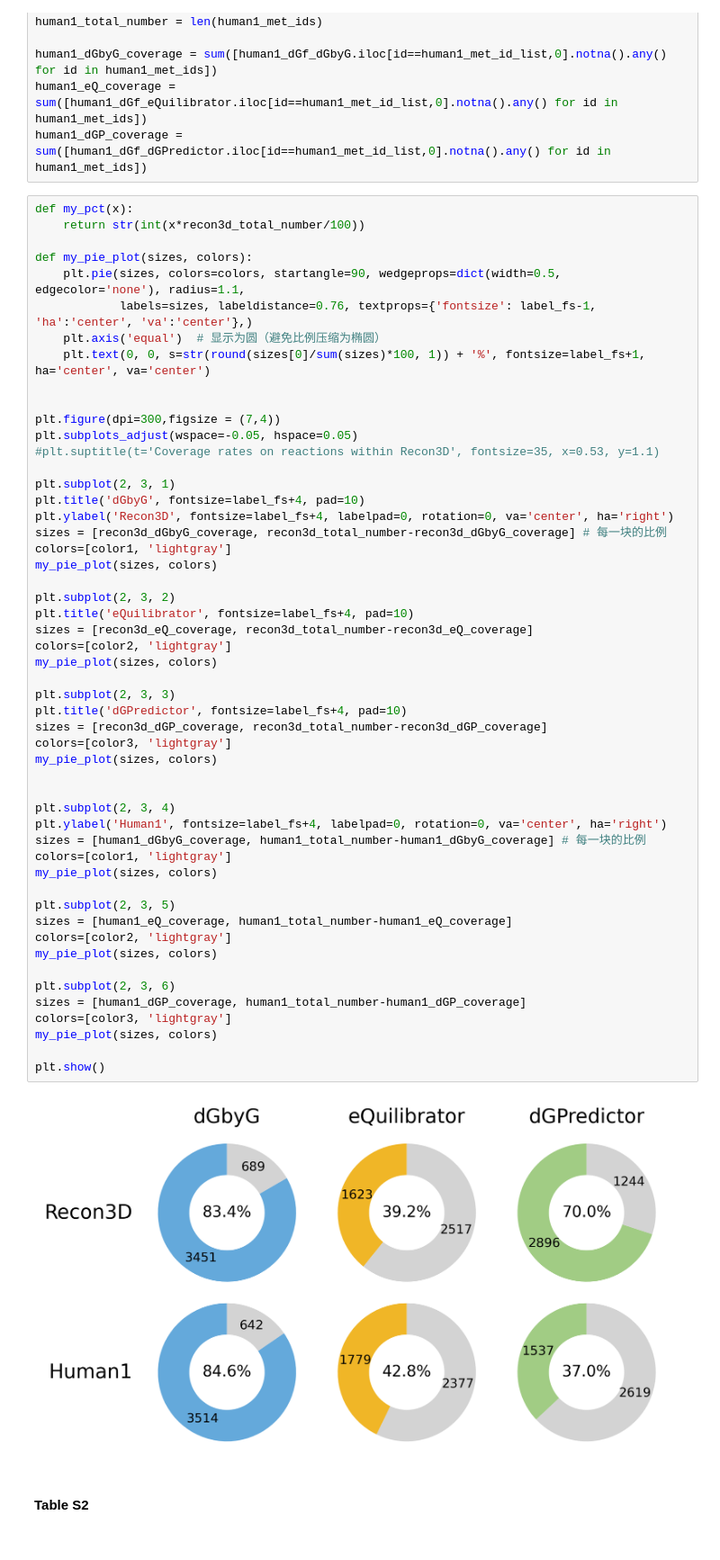
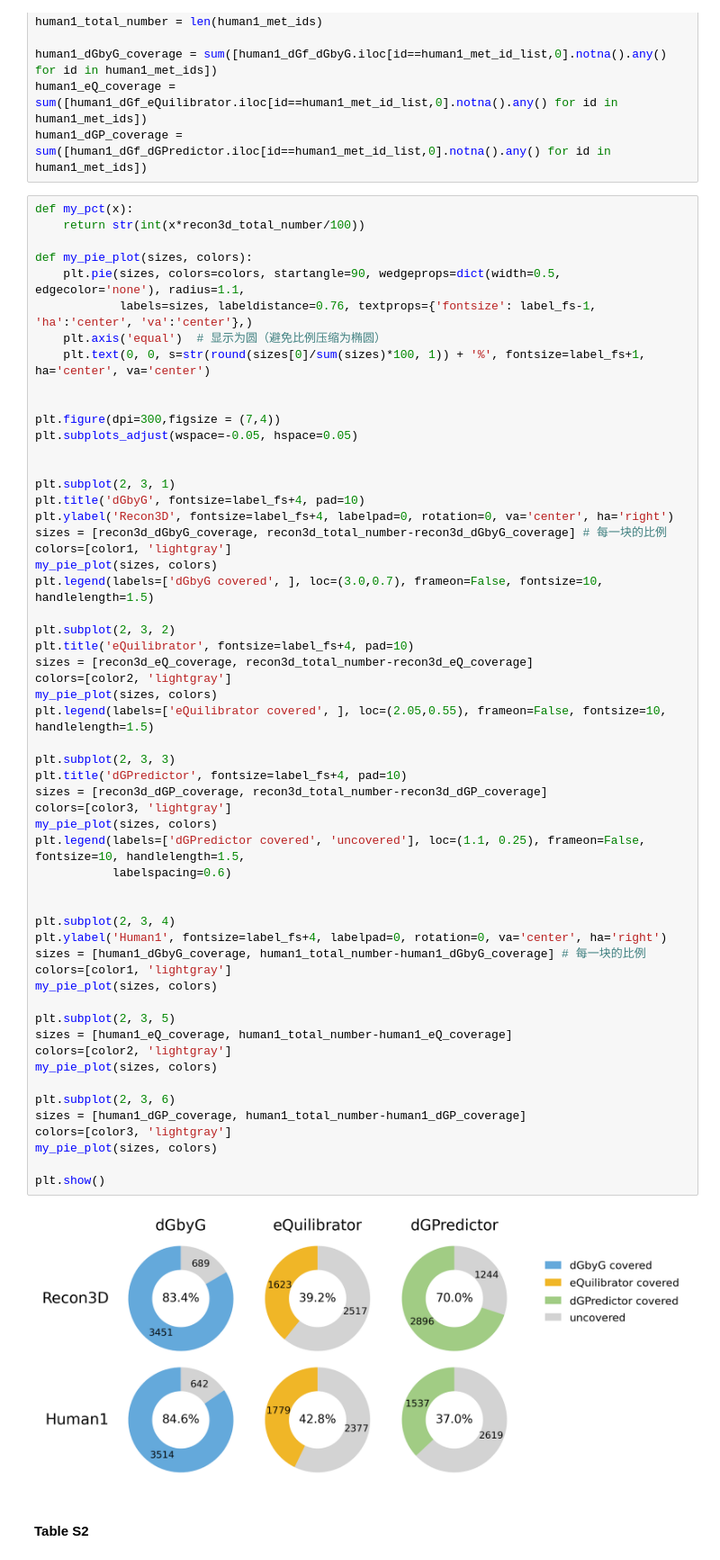
Before and after one commit to arne-cl/dGbyG, a Jupyter notebook: RunAnalysis/SupplementaryFigures.ipynb, the cells around one changed output. Shown at 90% size. Cells and saved outputs as stored; diff of their text form.

```diff
--- a/RunAnalysis/SupplementaryFigures.ipynb
+++ b/RunAnalysis/SupplementaryFigures.ipynb
@@ -247,7 +247,7 @@ def my_pie_plot(sizes, colors):
 
 plt.figure(dpi=300,figsize = (7,4))
 plt.subplots_adjust(wspace=-0.05, hspace=0.05)
-#plt.suptitle(t='Coverage rates on reactions within Recon3D', fontsize=35, x=0.53, y=1.1)
+
 
 plt.subplot(2, 3, 1)
 plt.title('dGbyG', fontsize=label_fs+4, pad=10)
@@ -255,39 +255,43 @@ plt.ylabel('Recon3D', fontsize=label_fs+4, labelpad=0, rotation=0, va='center',
 sizes = [recon3d_dGbyG_coverage, recon3d_total_number-recon3d_dGbyG_coverage] # 每一块的比例
 colors=[color1, 'lightgray']
 my_pie_plot(sizes, colors)
+plt.legend(labels=['dGbyG covered', ], loc=(3.0,0.7), frameon=False, fontsize=10, handlelength=1.5)
 
 plt.subplot(2, 3, 2)
 plt.title('eQuilibrator', fontsize=label_fs+4, pad=10)
 sizes = [recon3d_eQ_coverage, recon3d_total_number-recon3d_eQ_coverage]
 colors=[color2, 'lightgray']
 my_pie_plot(sizes, colors)
+plt.legend(labels=['eQuilibrator covered', ], loc=(2.05,0.55), frameon=False, fontsize=10, handlelength=1.5)
 
 plt.subplot(2, 3, 3)
 plt.title('dGPredictor', fontsize=label_fs+4, pad=10)
 sizes = [recon3d_dGP_coverage, recon3d_total_number-recon3d_dGP_coverage]
 colors=[color3, 'lightgray']
 my_pie_plot(sizes, colors)
+plt.legend(labels=['dGPredictor covered', 'uncovered'], loc=(1.1, 0.25), frameon=False, fontsize=10, handlelength=1.5,
+           labelspacing=0.6)
 
 
 plt.subplot(2, 3, 4)
 plt.ylabel('Human1', fontsize=label_fs+4, labelpad=0, rotation=0, va='center', ha='right')
 sizes = [human1_dGbyG_coverage, human1_total_number-human1_dGbyG_coverage] # 每一块的比例
 colors=[color1, 'lightgray']
 my_pie_plot(sizes, colors)
 
 plt.subplot(2, 3, 5)
 sizes = [human1_eQ_coverage, human1_total_number-human1_eQ_coverage]
 colors=[color2, 'lightgray']
 my_pie_plot(sizes, colors)
 
 plt.subplot(2, 3, 6)
 sizes = [human1_dGP_coverage, human1_total_number-human1_dGP_coverage]
 colors=[color3, 'lightgray']
 my_pie_plot(sizes, colors)
 
 plt.show()
 # %% [output]
-[figure, old version]
+[figure, new version]
 # %% [markdown]
 #### Table S2
 # %%
```
